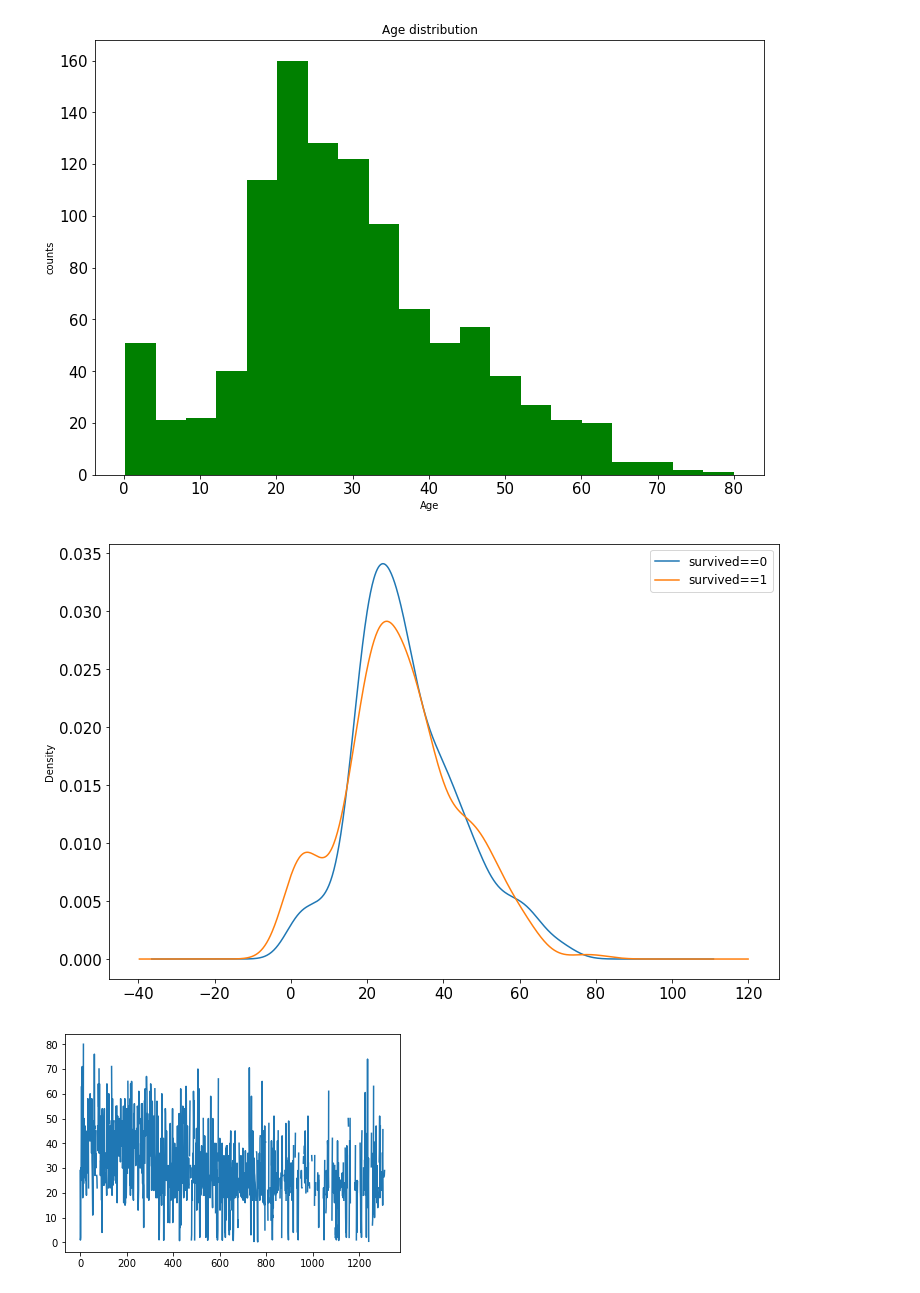
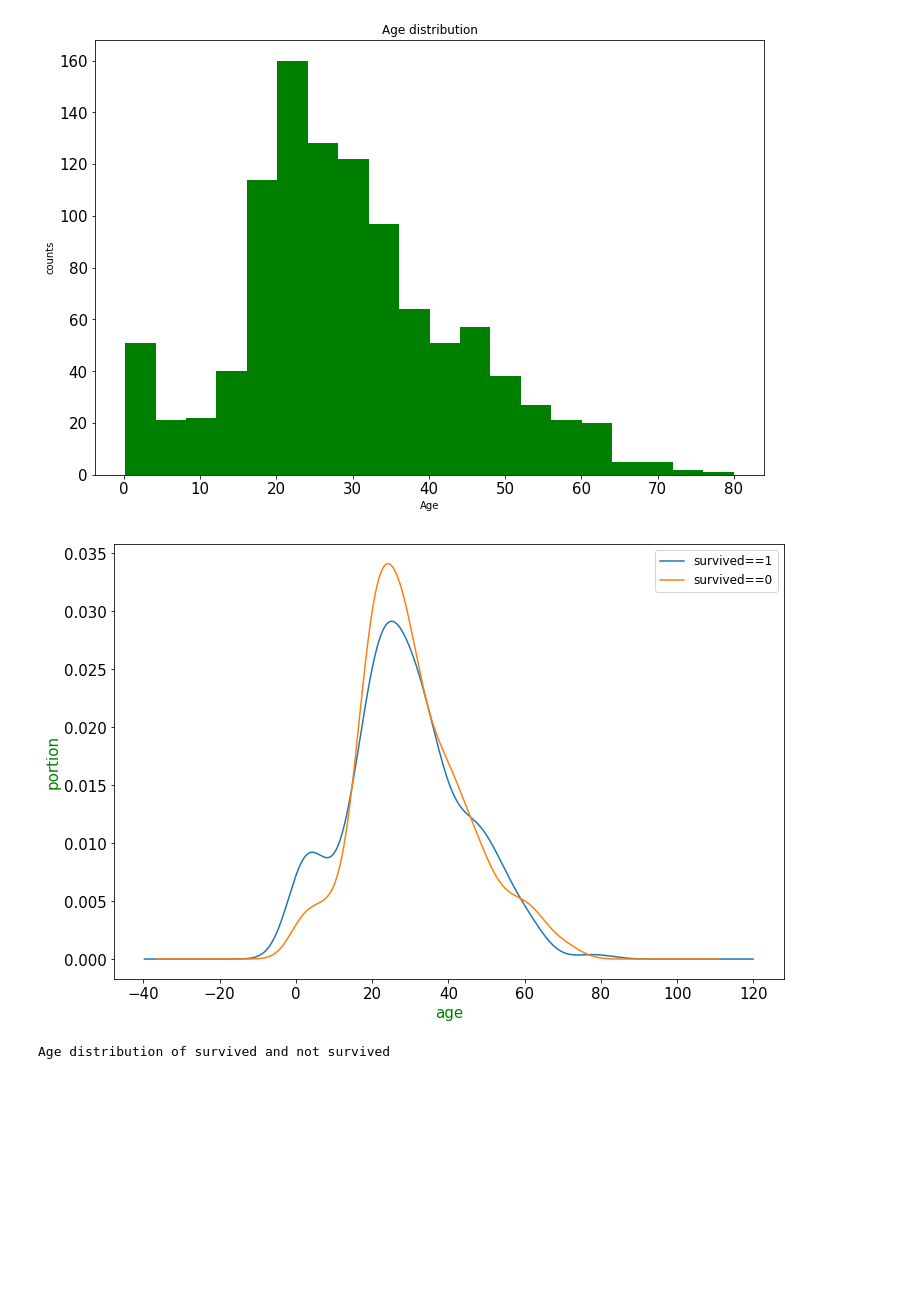
Before and after one commit to starkidstory/OmegaTensor, a Jupyter notebook: Tensorflow_official/cnn/Titanic/train.ipynb, the cells around one changed output. Saved outputs shown, nothing was run; the diff lists cells and outputs as text; code cells hidden in the pictures; blank space fills up the shorter version.

```diff
--- a/Tensorflow_official/cnn/Titanic/train.ipynb
+++ b/Tensorflow_official/cnn/Titanic/train.ipynb
@@ -107,22 +107,18 @@ draft.set_xlabel('Age')
 plt.show()
 # %% [output]
 [figure]
-# %%
-draft = excel.query('survived == 0')['age'].plot(kind = 'density',
-                      figsize = (12,8),fontsize=15)
-excel.query('survived == 1')['age'].plot(kind = 'density',
-                      figsize = (12,8),fontsize=15)
-draft.legend(['survived==0','survived==1'],fontsize = 12)
-
-plt.show()
-# %% [output]
-[figure, removed]
-# %%
-series=[excel['age'],excel['survived']]
-
-plt.plot(series[0])
-plt.show()
-print(series)
-print('hei')
-# %% [output]
-[figure, removed]
+# %%
+#把存活的人的age全部获取，把序列画在图（age_sur_die）上,在图中画出存活者年龄分布的密度（占比）
+#excel.query('survived==1')['age']#查询符合条件‘survived==1’的年龄，返回的是一个一维序列
+age_sur_die=excel.query('survived==1')['age'].plot(
+    kind='density',figsize=(12,8),fontsize=15)
+excel.query('survived==0')['age'].plot(
+    kind='density',figsize=(12,8),fontsize=15)
+age_sur_die.set_xlabel('age',fontsize=15,color='green')
+age_sur_die.set_ylabel('portion',fontsize=15,color='green')
+age_sur_die.legend(['survived==1','survived==0'],fontsize = 12)
+plt.show()
+print('Age distribution of survived and not survived')
+# %% [output]
+[figure, added]
+Age distribution of survived and not survived
```
Also changed, not shown: parts of 1 cell of this notebook.
